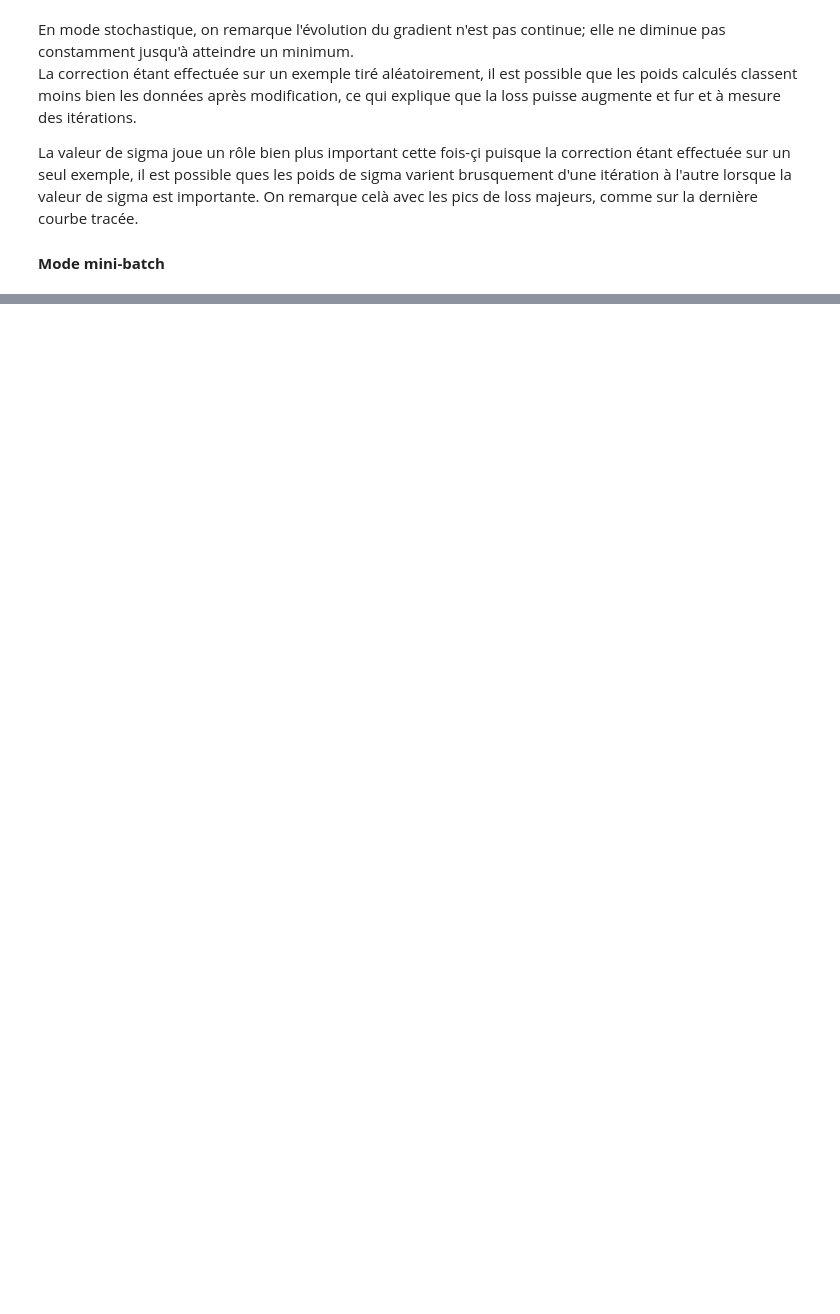
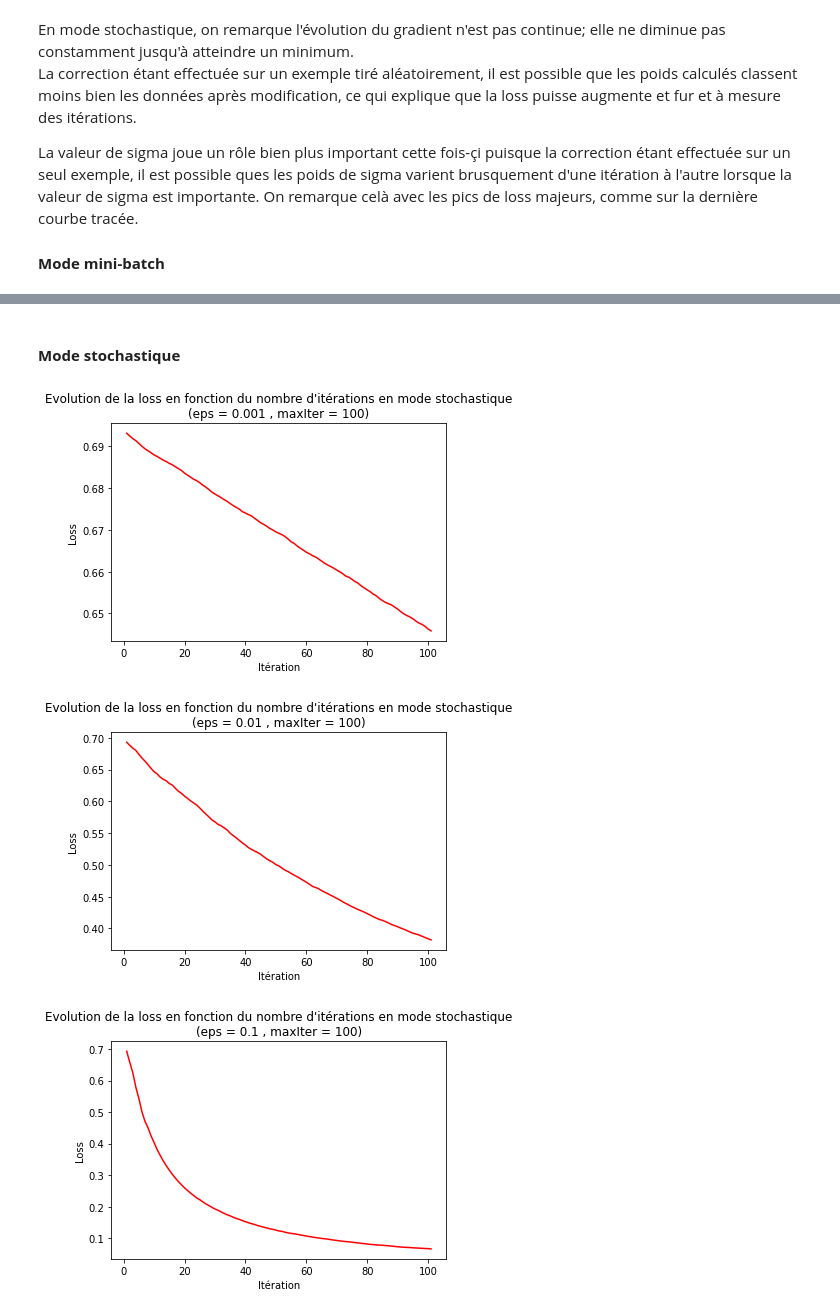
Before and after one commit to almehdiKrisni/UE_ML, a Jupyter notebook: TME3/Rapport_TME3_KRISNI_ARICHANDRA.ipynb, the cells around one changed output, grey strips where cells are left out. Saved outputs shown, nothing was run; the diff lists cells and outputs as text; code cells hidden in the pictures; blank space fills up the shorter version.

```diff
--- a/TME3/Rapport_TME3_KRISNI_ARICHANDRA.ipynb
+++ b/TME3/Rapport_TME3_KRISNI_ARICHANDRA.ipynb
@@ -206,0 +220,11 @@ La correction étant effectuée sur un sous-exemple des exemples dont la taille
+# %% [markdown]
+#### **Mode stochastique**
+# %%
+# On itère sur les différentes valeurs de eps
+# Utilisation du mode stochastique
+for e in epsL :
+    _, _, _ = descente_gradient_stoch(datax, datay, reglog, reglog_grad, eps=e, plot=True)
+# %% [output]
+[figure, added]
+[figure, added]
+[figure, added]
```
Also changed, not shown: parts of 22 cells of this notebook.
